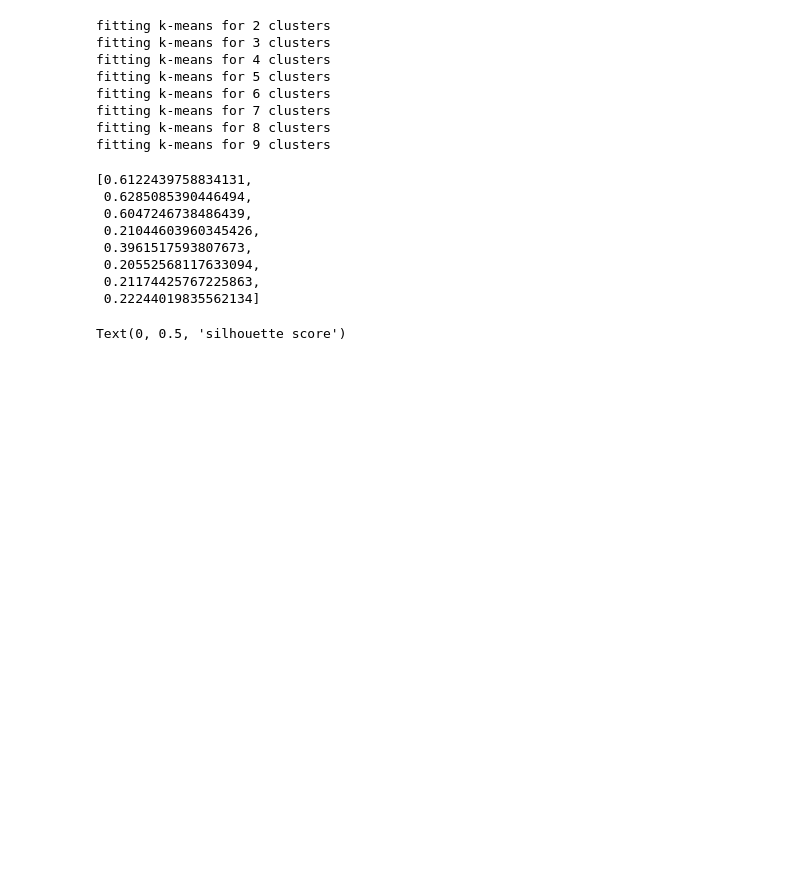
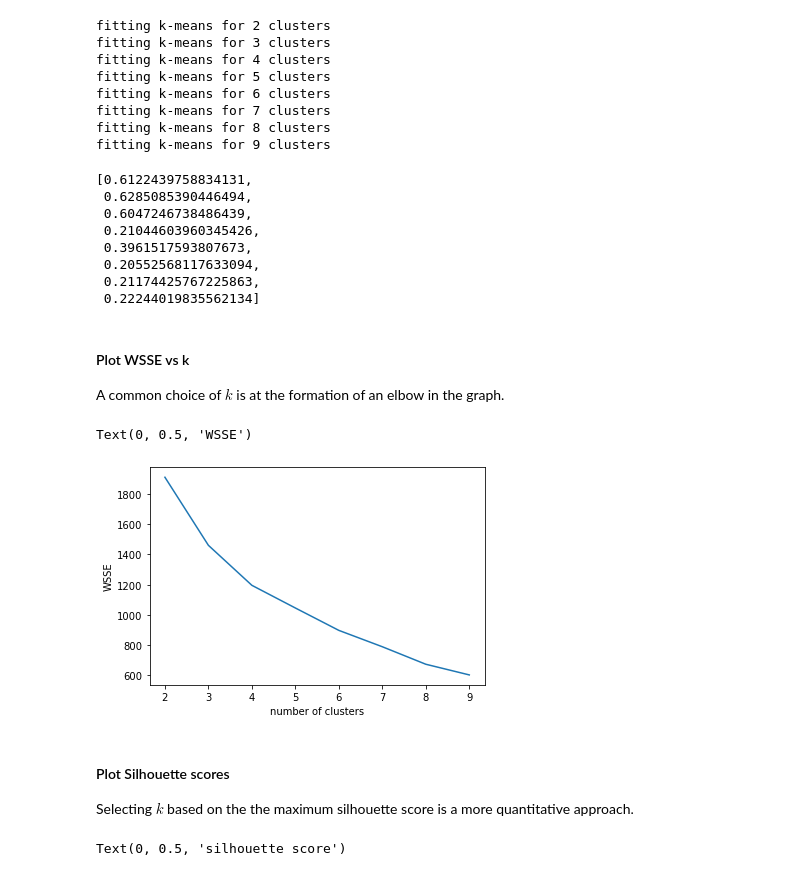
Before and after one commit to PredictioNN/intro_data_science_course, a Jupyter notebook: book_materials/kmeans_demo.ipynb, the cells around one changed output. Drawn from its saved outputs; the diff is of its cells as text; code cells hidden in the pictures; blank space fills up the shorter version.

Commit message:
added wsse plot

```diff
--- a/book_materials/kmeans_demo.ipynb
+++ b/book_materials/kmeans_demo.ipynb
@@ -135,6 +154,7 @@ scaled_data_sub = scaled_data[:food_subset]
 ####  Fit k-means
 # %%
 scores = []
+inertia = []
 rand = 314
 clus_range = np.arange(2,10)
 for clus in clus_range:
@@ -143,6 +163,9 @@ for clus in clus_range:
                     random_state=rand,
                     n_init=100).fit(scaled_data_sub)
 
+    # extract inertia
+    inertia.append(kmeans.inertia_)
+
     # compute silhouette scores
     scores.append(silhouette_score(scaled_data_sub,
                                    kmeans.labels_,
@@ -166,6 +189,21 @@ fitting k-means for 9 clusters
  0.20552568117633094,
  0.21174425767225863,
  0.22244019835562134]
+# %% [markdown]
+#### Plot WSSE vs k
+
+A common choice of $k$ is at the formation of an elbow in the graph.
+# %%
+plt.plot(clus_range, inertia)
+plt.xlabel('number of clusters')
+plt.ylabel('WSSE')
+# %% [output]
+Text(0, 0.5, 'WSSE')
+[figure, added]
+# %% [markdown]
+#### Plot Silhouette scores
+
+Selecting $k$ based on the the maximum silhouette score is a more quantitative approach.
 # %%
 plt.bar(clus_range, scores)
 plt.xlabel('number of clusters')
```
Also changed, not shown: parts of 2 cells of this notebook, 1 other file.
